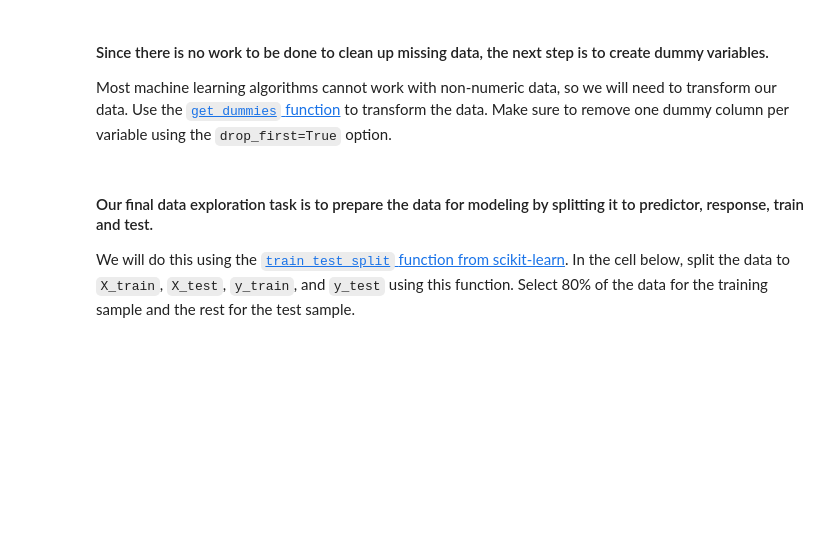
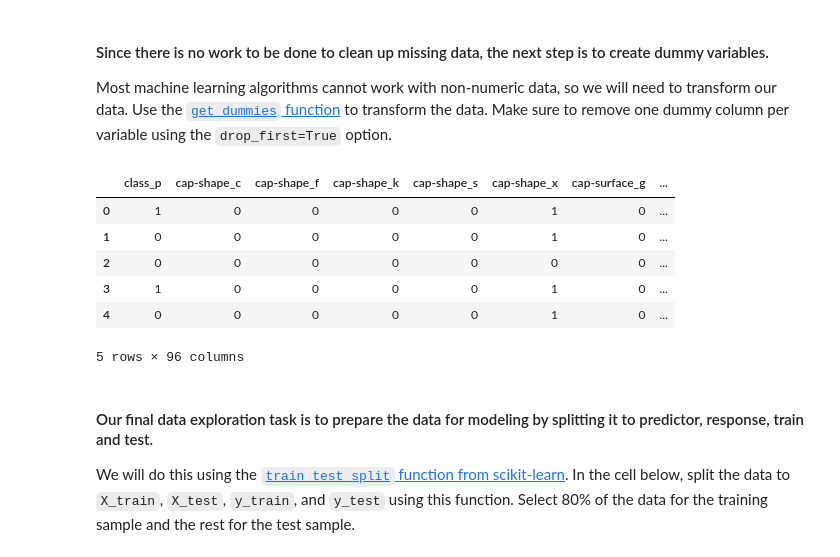
Before and after one commit to marisfont/madrid-oct-2018, a Jupyter notebook: module-3/lab-machine-learning-pipelines/your-code/main.ipynb, the cells around one changed output. Drawn from its saved outputs; the diff is of its cells as text; code cells hidden in the pictures; blank space fills up the shorter version.

```diff
--- a/module-3/lab-machine-learning-pipelines/your-code/main.ipynb
+++ b/module-3/lab-machine-learning-pipelines/your-code/main.ipynb
@@ -108,3 +191,14 @@ Most machine learning algorithms cannot work with non-numeric data, so we will n
+# %%
+mushrooms_dummy = pd.get_dummies(mushrooms, drop_first=True)
+mushrooms_dummy.head()
+# %% [output]
+|  | class_p | cap-shape_c | cap-shape_f | cap-shape_k | cap-shape_s | cap-shape_x | cap-surface_g | ... |
+| 0 | 1 | 0 | 0 | 0 | 0 | 1 | 0 | ... |
+| 1 | 0 | 0 | 0 | 0 | 0 | 1 | 0 | ... |
+| 2 | 0 | 0 | 0 | 0 | 0 | 0 | 0 | ... |
+| 3 | 1 | 0 | 0 | 0 | 0 | 1 | 0 | ... |
+| 4 | 0 | 0 | 0 | 0 | 0 | 1 | 0 | ... |
+5 rows × 96 columns
 # %% [markdown]
 #### Our final data exploration task is to prepare the data for modeling by splitting it to predictor, response, train and test.
 
```
Also changed, not shown: parts of 21 cells of this notebook.
